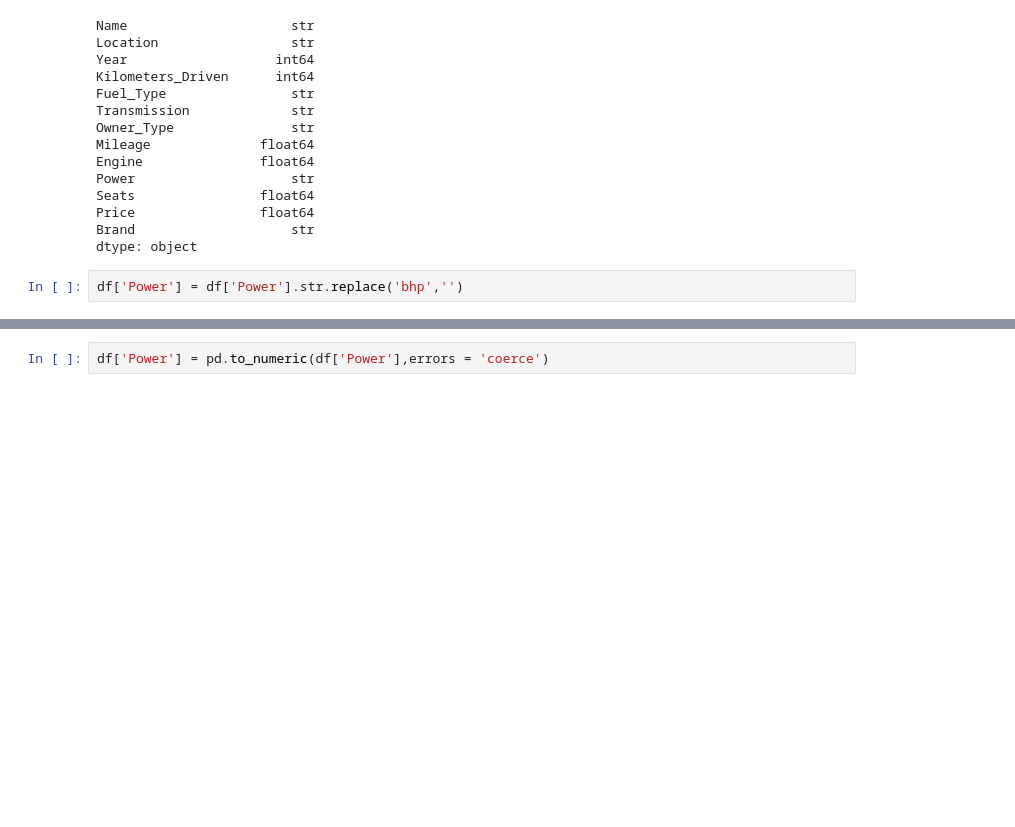
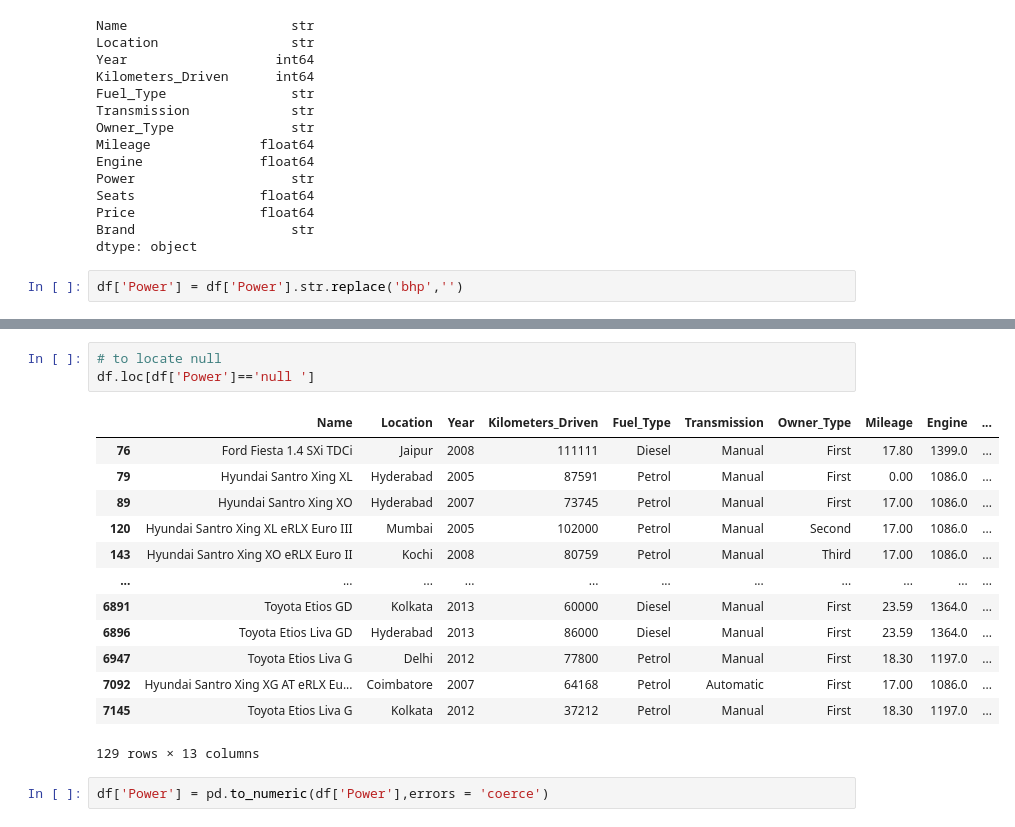
Before and after one commit to Nandanalinson/Python-core-concepts, a Jupyter notebook: day49/used_car.ipynb, the cells around one changed output, grey strips where cells are left out. Cells and saved outputs as stored; diff of their text form; blank space fills up the shorter version.

```diff
--- a/day49/used_car.ipynb
+++ b/day49/used_car.ipynb
@@ -234,3 +234,20 @@ Name: count, Length: 383, dtype: int64
+# %%
+# to locate null
+df.loc[df['Power']=='null ']
+# %% [output]
+|  | Name | Location | Year | Kilometers_Driven | Fuel_Type | Transmission | Owner_Type | Mileage | Engine | ... |
+| 76 | Ford Fiesta 1.4 SXi TDCi | Jaipur | 2008 | 111111 | Diesel | Manual | First | 17.80 | 1399.0 | ... |
+| 79 | Hyundai Santro Xing XL | Hyderabad | 2005 | 87591 | Petrol | Manual | First | 0.00 | 1086.0 | ... |
+| 89 | Hyundai Santro Xing XO | Hyderabad | 2007 | 73745 | Petrol | Manual | First | 17.00 | 1086.0 | ... |
+| 120 | Hyundai Santro Xing XL eRLX Euro III | Mumbai | 2005 | 102000 | Petrol | Manual | Second | 17.00 | 1086.0 | ... |
+| 143 | Hyundai Santro Xing XO eRLX Euro II | Kochi | 2008 | 80759 | Petrol | Manual | Third | 17.00 | 1086.0 | ... |
+| ... | ... | ... | ... | ... | ... | ... | ... | ... | ... | ... |
+| 6891 | Toyota Etios GD | Kolkata | 2013 | 60000 | Diesel | Manual | First | 23.59 | 1364.0 | ... |
+| 6896 | Toyota Etios Liva GD | Hyderabad | 2013 | 86000 | Diesel | Manual | First | 23.59 | 1364.0 | ... |
+| 6947 | Toyota Etios Liva G | Delhi | 2012 | 77800 | Petrol | Manual | First | 18.30 | 1197.0 | ... |
+| 7092 | Hyundai Santro Xing XG AT eRLX Eu... | Coimbatore | 2007 | 64168 | Petrol | Automatic | First | 17.00 | 1086.0 | ... |
+| 7145 | Toyota Etios Liva G | Kolkata | 2012 | 37212 | Petrol | Manual | First | 18.30 | 1197.0 | ... |
+129 rows × 13 columns
 # %%
 df['Power'] = pd.to_numeric(df['Power'],errors = 'coerce')
 # %%
```
Also changed, not shown: parts of 1 cell of this notebook.
